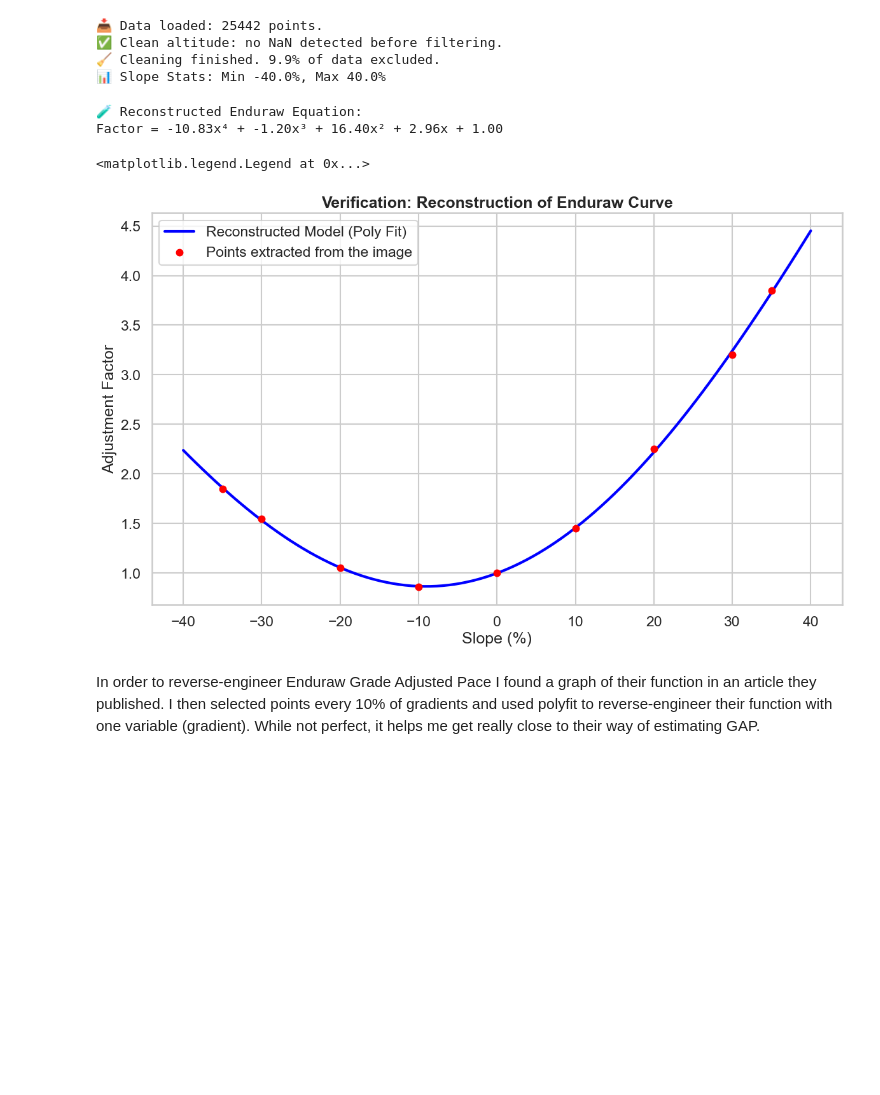
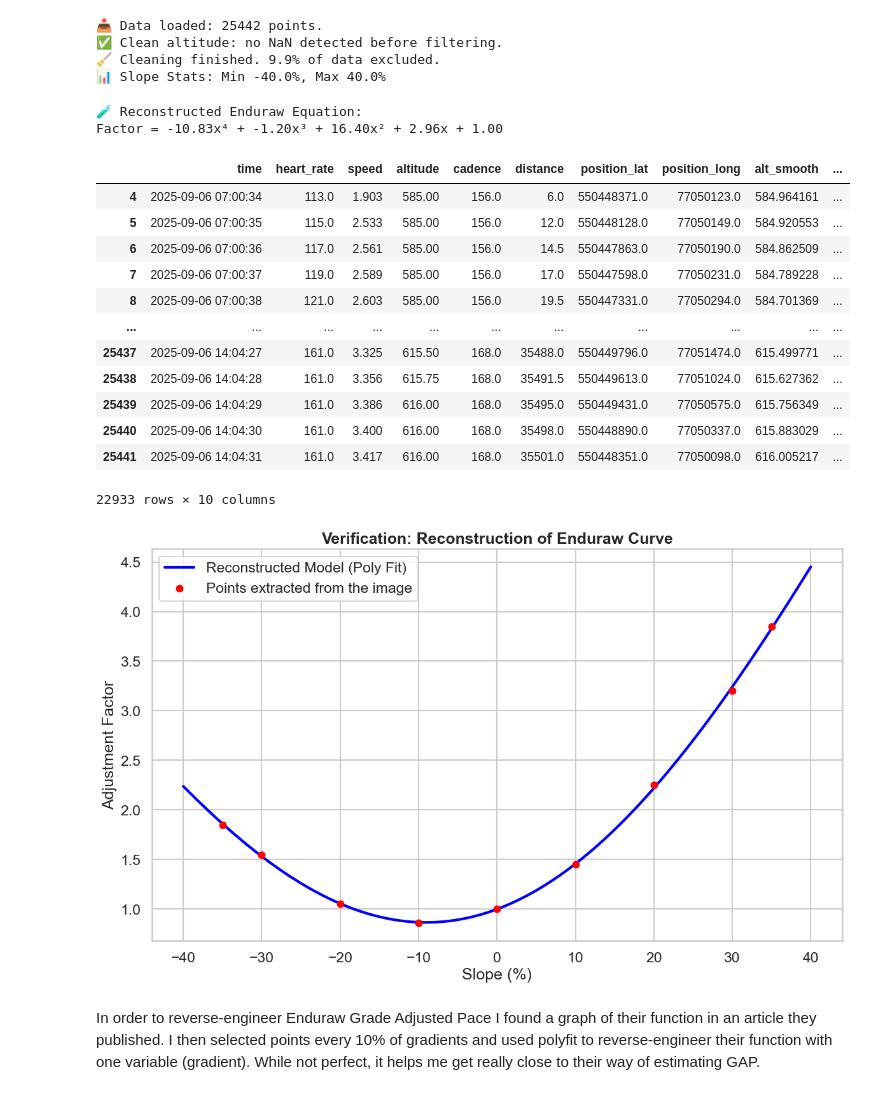
Before and after one commit to arthurmooo/Traildesdeuxmassifs, a Jupyter notebook: Cluses.ipynb, the cells around one changed output. Drawn from its saved outputs; the diff is of its cells as text; code cells hidden in the pictures; blank space fills up the shorter version.

```diff
--- a/Cluses.ipynb
+++ b/Cluses.ipynb
@@ -168,36 +168,50 @@ def calculate_enduraw_gap_factor(grade):
     """
     # Clip slope between -40% and +40% because the model is only calibrated there
     g = np.clip(grade, -0.40, 0.40)
     return enduraw_poly(g)
 
-# --- B. APPLYING THE MODEL TO YOUR DATA ---
+# --- B. APPLYING THE MODEL TO MY DATA ---
 df_pace = df_raw.copy()
 
 # 1. GAP Factor and Speed Calculation
 df_pace['gap_factor'] = df_pace['grade'].apply(calculate_enduraw_gap_factor)
 df_pace['gap_speed'] = df_pace['speed'] * df_pace['gap_factor']
 
 # 2. Cleaning
 df_pace['gap_kmh'] = df_pace['gap_speed'] * 3.6
 df_pace['gap_pace'] = 60 / df_pace['gap_kmh']
 
 # --- C. VISUAL VERIFICATION (PROOF OF FIT) ---
 # display of the reconstructed curve to verify it matches the image
 
-# Graph 1: The reconstructed curve (Must look like your blue image)
+# Graph 1: The reconstructed curve
 x_test = np.linspace(-0.40, 0.40, 100)
 y_test = enduraw_poly(x_test)
 plt.plot(x_test*100, y_test, color='blue', linewidth=3, label='Reconstructed Model (Poly Fit)')
 plt.scatter(x_points*100, y_points, color='red', s=50, label='Points extracted from the image', zorder=5)
 plt.title("Verification: Reconstruction of Enduraw Curve", fontweight='bold')
 plt.xlabel("Slope (%)")
 plt.ylabel("Adjustment Factor")
 plt.grid(True)
 plt.legend()
+
+df
 # %% [output]
 🧪 Reconstructed Enduraw Equation:
 Factor = -10.83x⁴ + -1.20x³ + 16.40x² + 2.96x + 1.00
+|  | time | heart_rate | speed | altitude | cadence | distance | position_lat | position_long | alt_smooth | ... |
+| 4 | 2025-09-06 07:00:34 | 113.0 | 1.903 | 585.00 | 156.0 | 6.0 | 550448371.0 | 77050123.0 | 584.964161 | ... |
+| 5 | 2025-09-06 07:00:35 | 115.0 | 2.533 | 585.00 | 156.0 | 12.0 | 550448128.0 | 77050149.0 | 584.920553 | ... |
+| 6 | 2025-09-06 07:00:36 | 117.0 | 2.561 | 585.00 | 156.0 | 14.5 | 550447863.0 | 77050190.0 | 584.862509 | ... |
+| 7 | 2025-09-06 07:00:37 | 119.0 | 2.589 | 585.00 | 156.0 | 17.0 | 550447598.0 | 77050231.0 | 584.789228 | ... |
+| 8 | 2025-09-06 07:00:38 | 121.0 | 2.603 | 585.00 | 156.0 | 19.5 | 550447331.0 | 77050294.0 | 584.701369 | ... |
+| ... | ... | ... | ... | ... | ... | ... | ... | ... | ... | ... |
+| 25437 | 2025-09-06 14:04:27 | 161.0 | 3.325 | 615.50 | 168.0 | 35488.0 | 550449796.0 | 77051474.0 | 615.499771 | ... |
+| 25438 | 2025-09-06 14:04:28 | 161.0 | 3.356 | 615.75 | 168.0 | 35491.5 | 550449613.0 | 77051024.0 | 615.627362 | ... |
+| 25439 | 2025-09-06 14:04:29 | 161.0 | 3.386 | 616.00 | 168.0 | 35495.0 | 550449431.0 | 77050575.0 | 615.756349 | ... |
+| 25440 | 2025-09-06 14:04:30 | 161.0 | 3.400 | 616.00 | 168.0 | 35498.0 | 550448890.0 | 77050337.0 | 615.883029 | ... |
+| 25441 | 2025-09-06 14:04:31 | 161.0 | 3.417 | 616.00 | 168.0 | 35501.0 | 550448351.0 | 77050098.0 | 616.005217 | ... |
-<matplotlib.legend.Legend at 0x...>
+22933 rows × 10 columns
 [figure]
 # %% [markdown]
 In order to reverse-engineer Enduraw Grade Adjusted Pace I found a graph of their function in an article they published. I then selected points every 10% of gradients and used polyfit to reverse-engineer their function with one variable (gradient). While not perfect, it helps me get really close to their way of estimating GAP.
```
Also changed, not shown: parts of 10 cells of this notebook.
